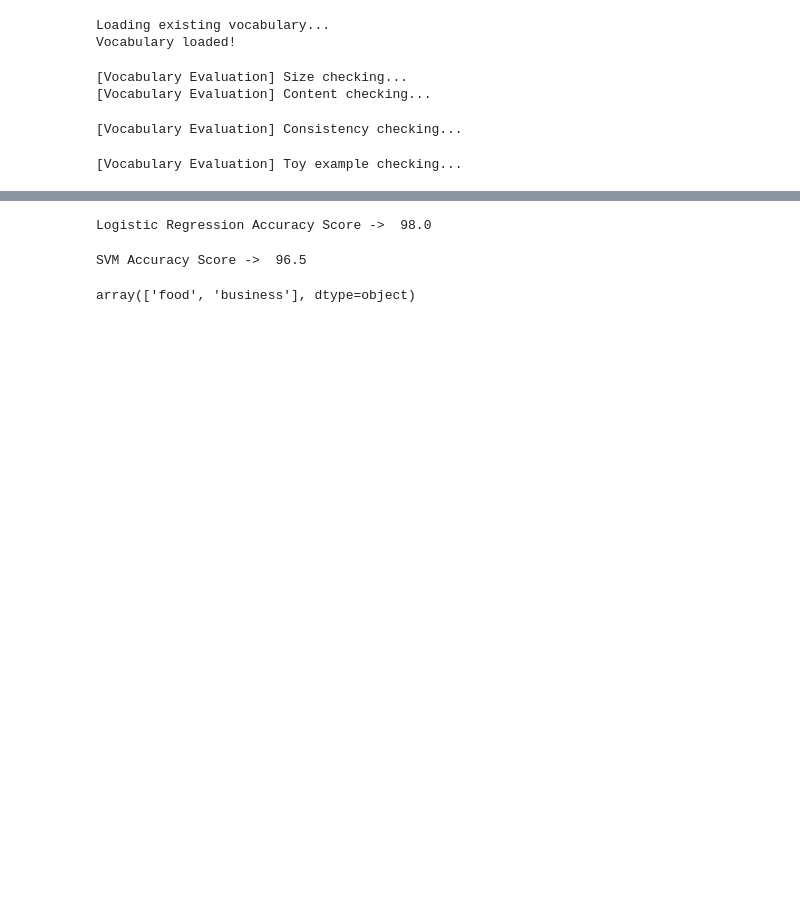
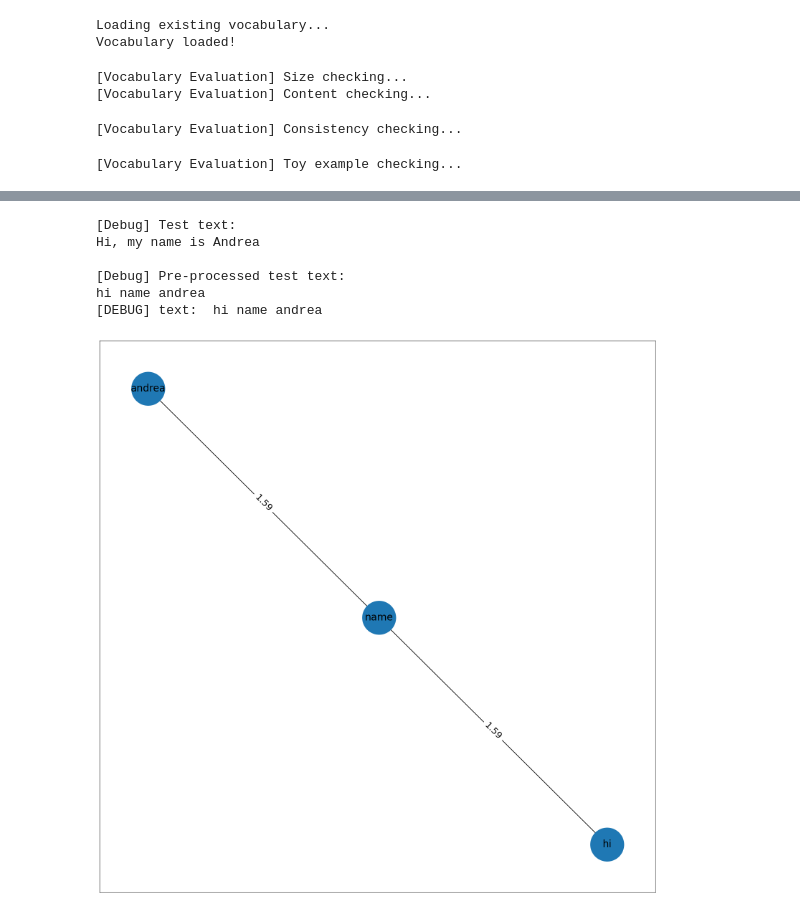
Before and after one commit to AndreaZecca/SNA, a Jupyter notebook: SNA.ipynb, the cells around one changed output, grey strips where cells are left out. Cells and saved outputs as stored; diff of their text form; code cells hidden in the pictures; blank space fills up the shorter version.

```diff
--- a/SNA.ipynb
+++ b/SNA.ipynb
@@ -142,28 +120,0 @@ y_test shape: (200,)
-# %%
-# train a logistic regression classifier
-from sklearn.linear_model import LogisticRegression
-classifier = LogisticRegression()
-classifier.fit(X_train, y_train)
-
-# predict the labels on validation dataset
-y_pred = classifier.predict(X_test)
-
-# import metrics library
-from sklearn import metrics
-# Use accuracy_score function to get the accuracy
-print("Logistic Regression Accuracy Score -> ", metrics.accuracy_score(y_pred, y_test)*100)
-# %% [output]
-Logistic Regression Accuracy Score ->  98.0
-# %%
-# train another classifier
-from sklearn.svm import SVC
-classifier = SVC()
-classifier.fit(X_train, y_train)
-
-# predict the labels on validation dataset
-y_pred = classifier.predict(X_test)
-
-# Use accuracy_score function to get the accuracy
-print("SVM Accuracy Score -> ", metrics.accuracy_score(y_pred, y_test)*100)
-# %% [output]
-SVM Accuracy Score ->  96.5
@@ -179,4 +121,33 @@ y_pred = classifier.predict(frase_test)
-# %%
-y_pred
-# %% [output]
-array(['food', 'business'], dtype=object)
+# %%
+test_text = "Hi, my name is Andrea"
+print(f'[Debug] Test text:\n{test_text}')
+print()
+# TODO: should we remove stopwords here?
+processed_text = text_prepare(test_text, PREPROCESSING_PIPELINE)
+print(f'[Debug] Pre-processed test text:\n{processed_text}')
+pmi, pmi_word_to_idx, pmi_idx_to_word = compute_pmi(processed_text)
+print()
+
+# create graph from pmi
+G = nx.Graph()
+G.add_nodes_from(pmi_word_to_idx.keys())
+for word, idx in pmi_word_to_idx.items():
+    for word2, idx2 in pmi_word_to_idx.items():
+        if word != word2:
+            G.add_edge(word, word2, weight=pmi[idx, idx2])
+
+# plot graph with weights
+plt.figure(figsize=(20, 20))
+pos = nx.spring_layout(G, k=0.5)
+nx.draw_networkx(G, pos, node_size=4500, font_size=20, font_family='sans-serif')
+edge_labels = nx.get_edge_attributes(G, 'weight')
+nx.draw_networkx_edge_labels(G, pos, edge_labels=edge_labels, font_size=18)
+plt.show()
+# %% [output]
+[Debug] Test text:
+Hi, my name is Andrea
+
+[Debug] Pre-processed test text:
+hi name andrea
+[DEBUG] text:  hi name andrea
+[figure, added]
```
Also changed, not shown: parts of 10 cells of this notebook, 4 other files.
